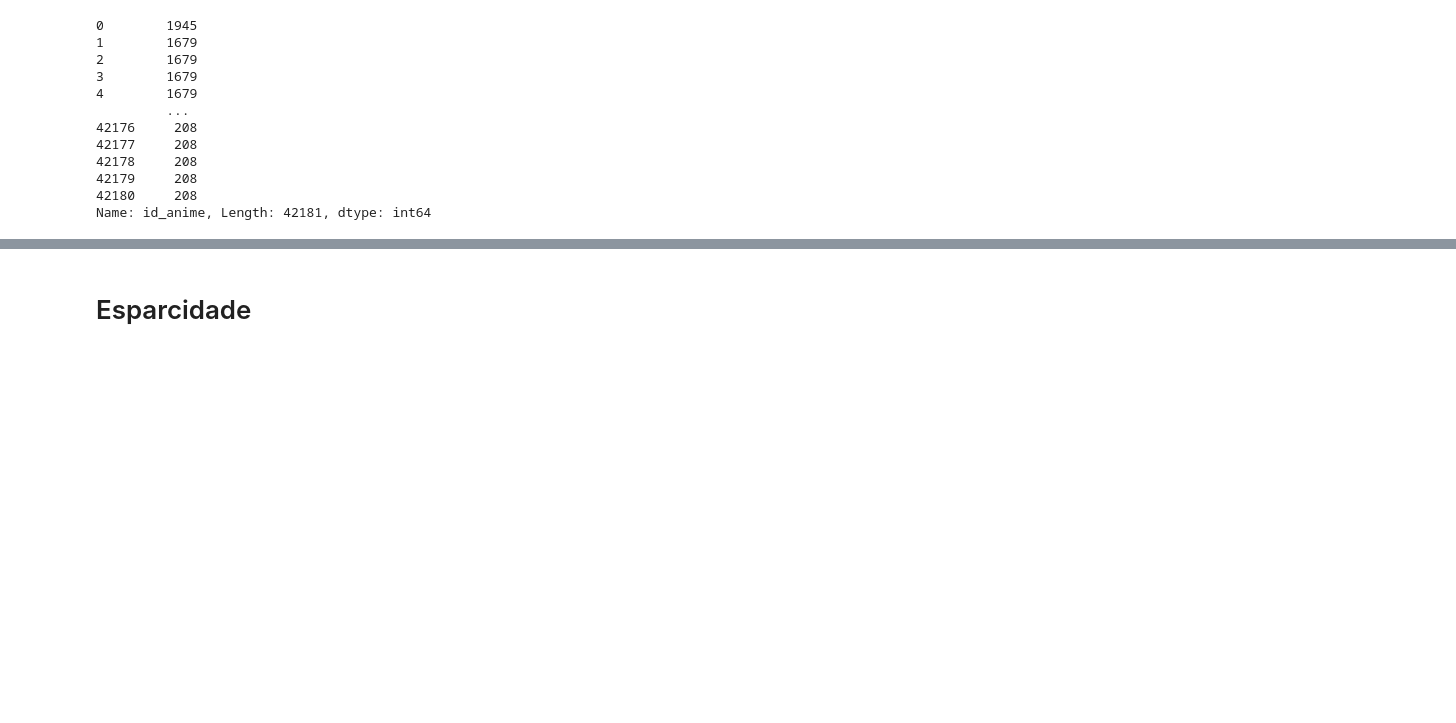
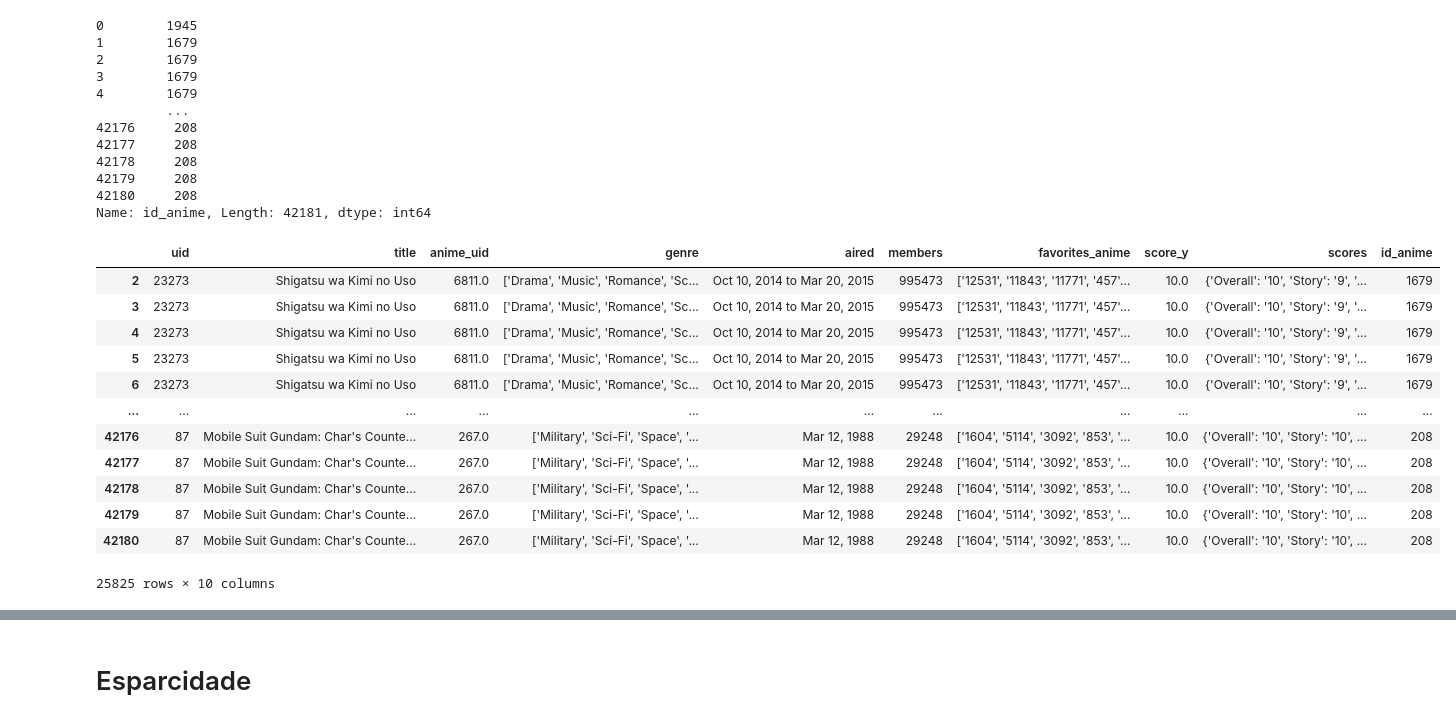
Before and after one commit to ChenYP-1982/RECOMMENDER-STREAMLIT, a Jupyter notebook: rec.ipynb, the cells around one changed output, grey strips where cells are left out. Cells and saved outputs as stored; diff of their text form; code cells hidden in the pictures; blank space fills up the shorter version.

```diff
--- a/rec.ipynb
+++ b/rec.ipynb
@@ -36,4 +55,5 @@ df_all=df_anime.merge(df, on="uid", how="left")
 # %%
+#retirando colunas nao importantes -agora-
 columns=[
     'uid',
     'title',
@@ -42,8 +62,8 @@ columns=[
     'genre',
     'aired',
     #'episodes',
-    #'members',
-    'popularity',
+    'members',
+    #'popularity',
     #'ranked',
     #'score_x',
     #'img_url',
@@ -51,11 +71,16 @@ columns=[
     #'profile',
     #'gender',
     #'birthday',
-    #'favorites_anime',
+    'favorites_anime',
     #'link_x',
-
     #'text',
     'score_y',
-    #'scores',
+    'scores',
     #'link_y'
        ]
+'''
+novo dataset criado que vai ser usado como datset de recomendacao
+
+'''
+
+df_rec=df_all[columns]
@@ -101,4 +121,20 @@ df_rec.id_anime
 42179     208
 42180     208
 Name: id_anime, Length: 42181, dtype: int64
+# %%
+df_rec[df_rec.duplicated()]
+# %% [output]
+|  | uid | title | anime_uid | genre | aired | members | favorites_anime | score_y | scores | id_anime |
+| 2 | 23273 | Shigatsu wa Kimi no Uso | 6811.0 | ['Drama', 'Music', 'Romance', 'Sc... | Oct 10, 2014 to Mar 20, 2015 | 995473 | ['12531', '11843', '11771', '457'... | 10.0 | {'Overall': '10', 'Story': '9', '... | 1679 |
+| 3 | 23273 | Shigatsu wa Kimi no Uso | 6811.0 | ['Drama', 'Music', 'Romance', 'Sc... | Oct 10, 2014 to Mar 20, 2015 | 995473 | ['12531', '11843', '11771', '457'... | 10.0 | {'Overall': '10', 'Story': '9', '... | 1679 |
+| 4 | 23273 | Shigatsu wa Kimi no Uso | 6811.0 | ['Drama', 'Music', 'Romance', 'Sc... | Oct 10, 2014 to Mar 20, 2015 | 995473 | ['12531', '11843', '11771', '457'... | 10.0 | {'Overall': '10', 'Story': '9', '... | 1679 |
+| 5 | 23273 | Shigatsu wa Kimi no Uso | 6811.0 | ['Drama', 'Music', 'Romance', 'Sc... | Oct 10, 2014 to Mar 20, 2015 | 995473 | ['12531', '11843', '11771', '457'... | 10.0 | {'Overall': '10', 'Story': '9', '... | 1679 |
+| 6 | 23273 | Shigatsu wa Kimi no Uso | 6811.0 | ['Drama', 'Music', 'Romance', 'Sc... | Oct 10, 2014 to Mar 20, 2015 | 995473 | ['12531', '11843', '11771', '457'... | 10.0 | {'Overall': '10', 'Story': '9', '... | 1679 |
+| ... | ... | ... | ... | ... | ... | ... | ... | ... | ... | ... |
+| 42176 | 87 | Mobile Suit Gundam: Char's Counte... | 267.0 | ['Military', 'Sci-Fi', 'Space', '... | Mar 12, 1988 | 29248 | ['1604', '5114', '3092', '853', '... | 10.0 | {'Overall': '10', 'Story': '10', ... | 208 |
+| 42177 | 87 | Mobile Suit Gundam: Char's Counte... | 267.0 | ['Military', 'Sci-Fi', 'Space', '... | Mar 12, 1988 | 29248 | ['1604', '5114', '3092', '853', '... | 10.0 | {'Overall': '10', 'Story': '10', ... | 208 |
+| 42178 | 87 | Mobile Suit Gundam: Char's Counte... | 267.0 | ['Military', 'Sci-Fi', 'Space', '... | Mar 12, 1988 | 29248 | ['1604', '5114', '3092', '853', '... | 10.0 | {'Overall': '10', 'Story': '10', ... | 208 |
+| 42179 | 87 | Mobile Suit Gundam: Char's Counte... | 267.0 | ['Military', 'Sci-Fi', 'Space', '... | Mar 12, 1988 | 29248 | ['1604', '5114', '3092', '853', '... | 10.0 | {'Overall': '10', 'Story': '10', ... | 208 |
+| 42180 | 87 | Mobile Suit Gundam: Char's Counte... | 267.0 | ['Military', 'Sci-Fi', 'Space', '... | Mar 12, 1988 | 29248 | ['1604', '5114', '3092', '853', '... | 10.0 | {'Overall': '10', 'Story': '10', ... | 208 |
+25825 rows × 10 columns
 # %%
```
Also changed, not shown: parts of 34 cells of this notebook.
